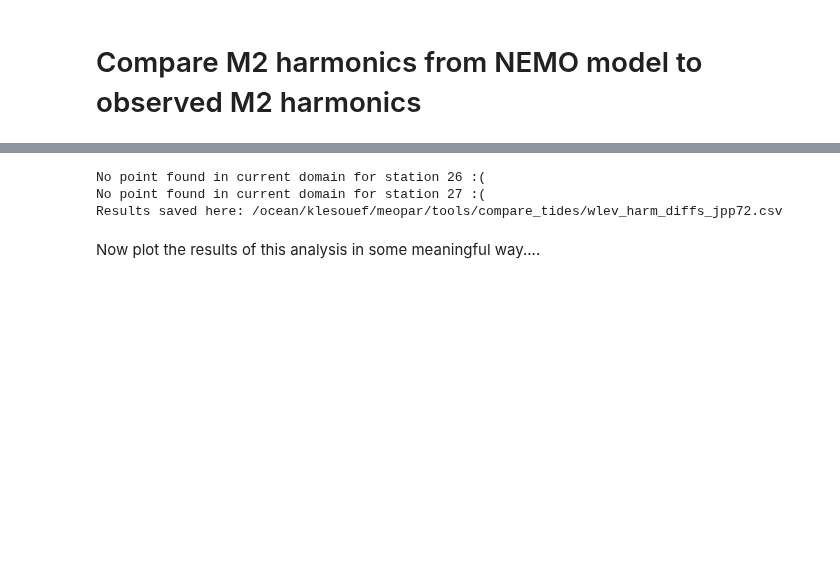
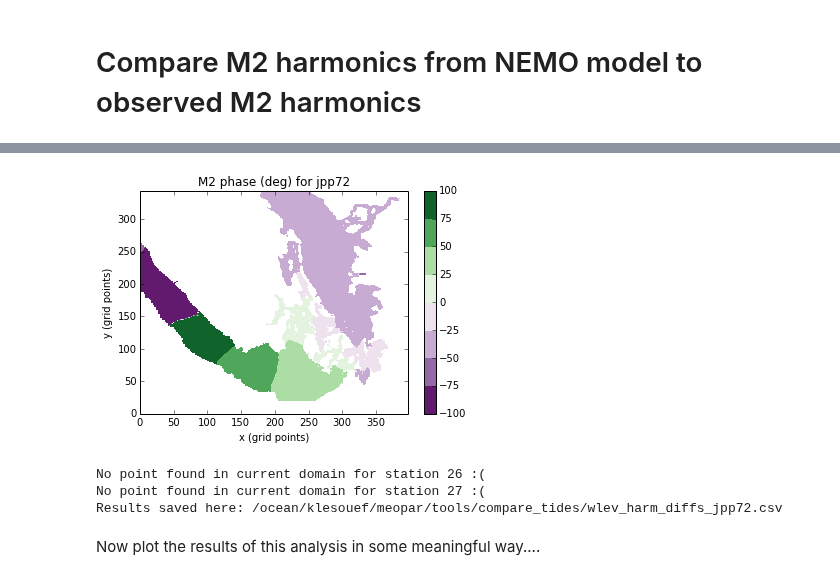
Before and after one commit to SalishSeaCast/tools, a Jupyter notebook: compare_tides/comp_wlev_harm.ipynb, the cells around one changed output, grey strips where cells are left out. Cells and saved outputs as stored; diff of their text form; code cells hidden in the pictures; blank space fills up the shorter version.

```diff
--- a/compare_tides/comp_wlev_harm.ipynb
+++ b/compare_tides/comp_wlev_harm.ipynb
@@ -77,3 +76,13 @@ plt.colorbar()
+# %%
+#plot M2 phase
+plt.contourf(mod_M2_pha,cmap='PRGn')
+plt.colorbar()
+plt.xlabel('x (grid points)')
+plt.ylabel('y (grid points)')
+plt.title('M2 phase (deg) for '+titstr)
+plt.savefig('/ocean/klesouef/meopar/tools/compare_tides/M2_pha_'+titstr+'.pdf')
+# %% [output]
+[figure, added]
 # %%
 #get the bathymetry, lats and longs
 os.chdir('/ocean/klesouef/meopar/nemo-forcing/grid')
```
Also changed, not shown: parts of 4 cells of this notebook.
